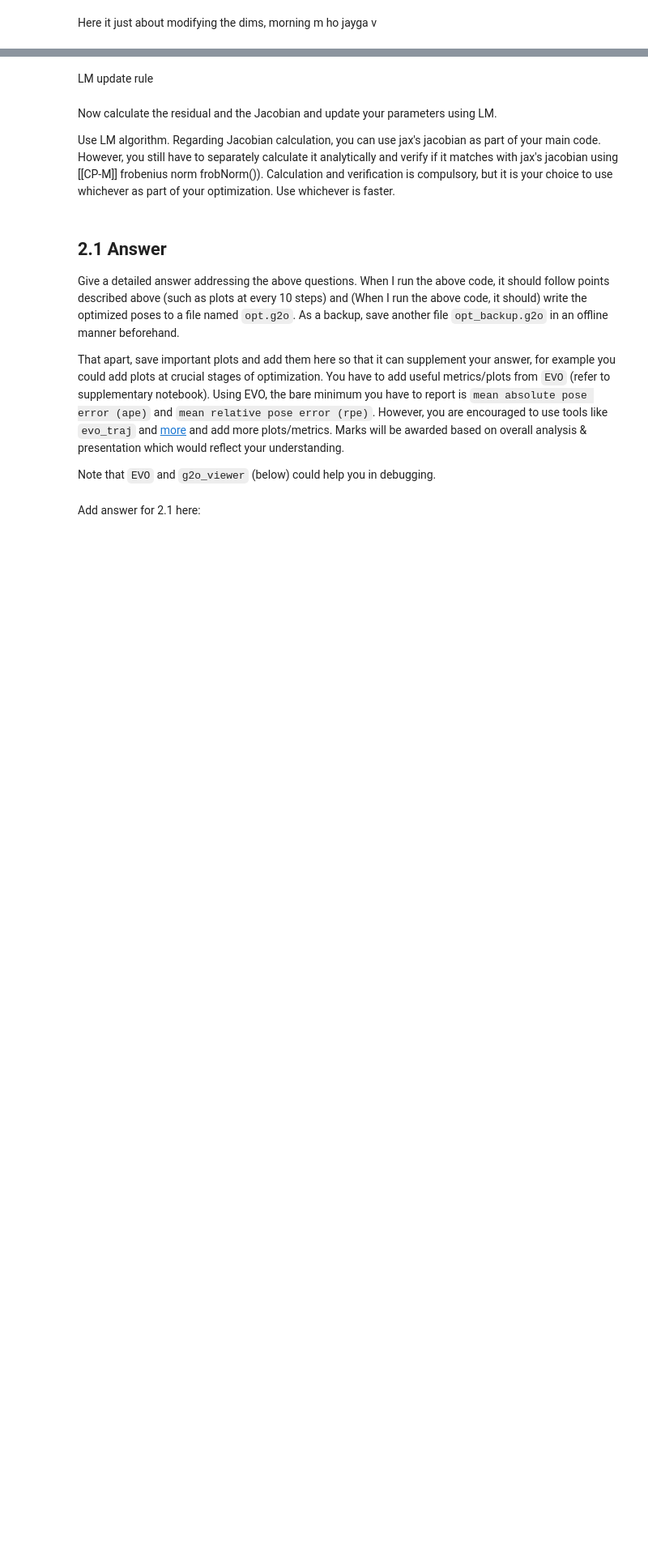
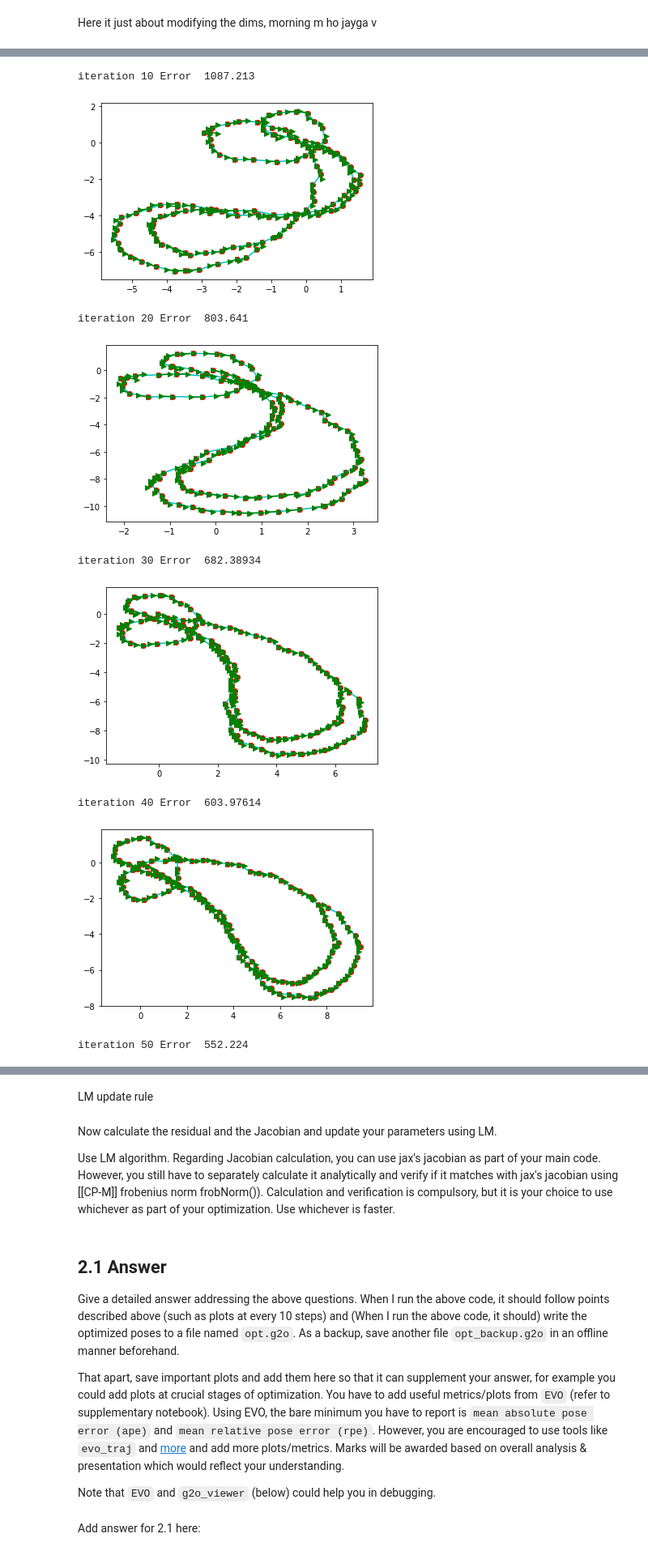
Before and after one commit to avani17101/Pose-graph-optimization, a Jupyter notebook: TEAM-ID_spacex_YOUR-NAME_Project-1.ipynb, the cells around one changed output, grey strips where cells are left out. Shown at 81% size. Saved outputs shown, nothing was run; the diff lists cells and outputs as text; code cells hidden in the pictures; blank space fills up the shorter version.

```diff
--- a/TEAM-ID_spacex_YOUR-NAME_Project-1.ipynb
+++ b/TEAM-ID_spacex_YOUR-NAME_Project-1.ipynb
@@ -683,3 +472,4 @@ print(x[:120])
 # %%
 def error(f,omega):
-    return 1/2*(f.T@omega@f)
+    er =  1/2*(f.T@omega@f)
+    return er[0][0]
@@ -766,0 +482,52 @@ The RMSE is 9008195.0
+# %%
+import copy
+import jax
+itrs = 0
+maxIters = 1000
+prevError = 0
+currError = 0
+while itrs< maxIters:
+    itrs += 1
+    omega[-20:] = 1000
+    omega3 = np.tile(omega, 3)
+    omega_i = np.eye(420)
+    omega_i = omega_i*omega3
+
+    get_jacobian = jax.jacfwd(residual,argnums=0)
+    J= get_jacobian(poses,edges)
+    J = J.reshape((420,-1,1))[:,:,0]
+
+    lr = 1
+    H = J.T @ omega_i @ J
+    H += lr*np.eye(len(H))
+    resi = residual(poses,edges)
+    resi = resi.reshape(-1,1)
+    b = J.T @ omega_i.T @ resi
+
+    delta = -np.linalg.inv(H) @ b
+    delta = delta.T
+    delta = delta.reshape(120,3)
+    poses = poses + delta
+#     poses = jax.ops.index_update(poses, 0, poses[0] - delta[0])
+    prevError = currError
+
+    currError = error(resi, omega_i)
+
+    if(itrs!=0):
+        if(prevError<currError):
+            lr *= 1
+        else:
+            lr /= 1
+    if(itrs%10==0):
+        print("iteration",itrs,"Error ",currError)
+        draw(poses[:,0],poses[:,1],poses[:,2])
+# %% [output]
+iteration 10 Error  1087.213
+[figure, added]
+iteration 20 Error  803.641
+[figure, added]
+iteration 30 Error  682.38934
+[figure, added]
+iteration 40 Error  603.97614
+[figure, added]
+iteration 50 Error  552.224
```
Also changed, not shown: parts of 36 cells of this notebook.
